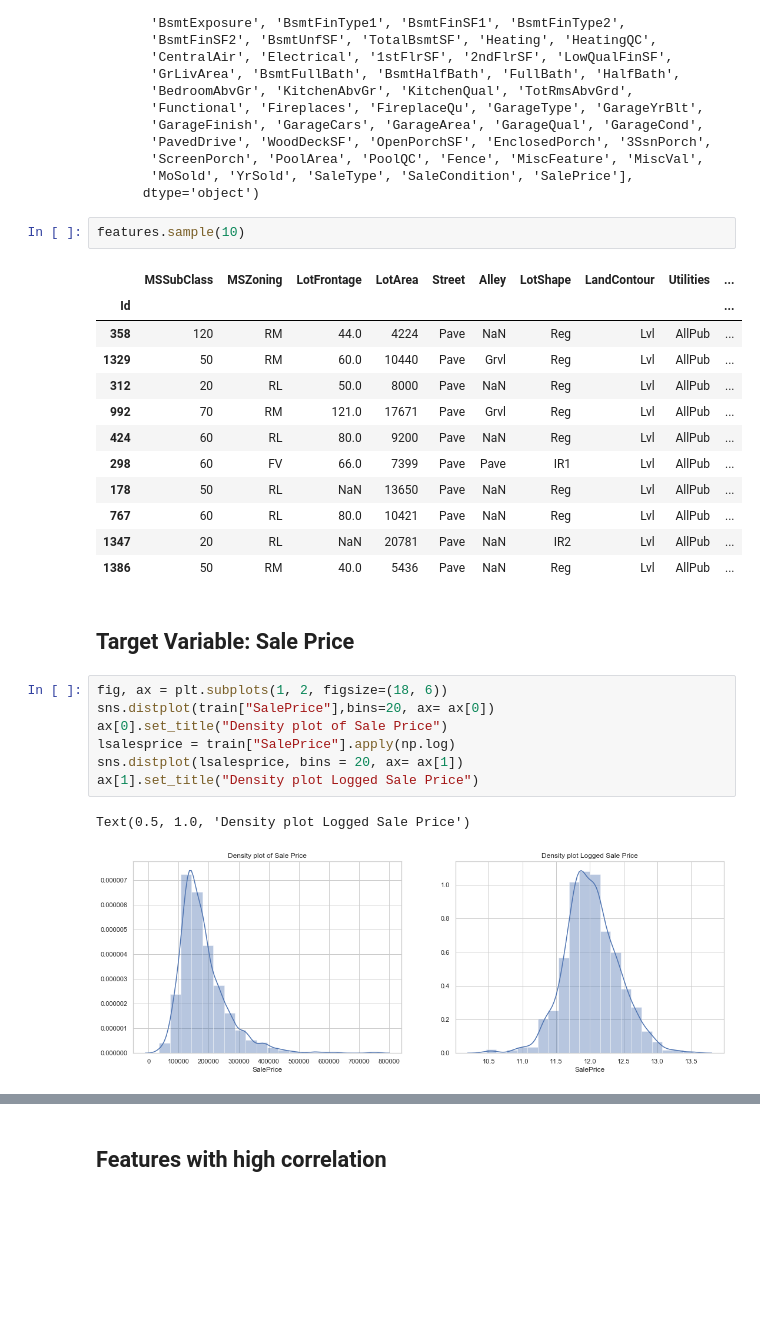
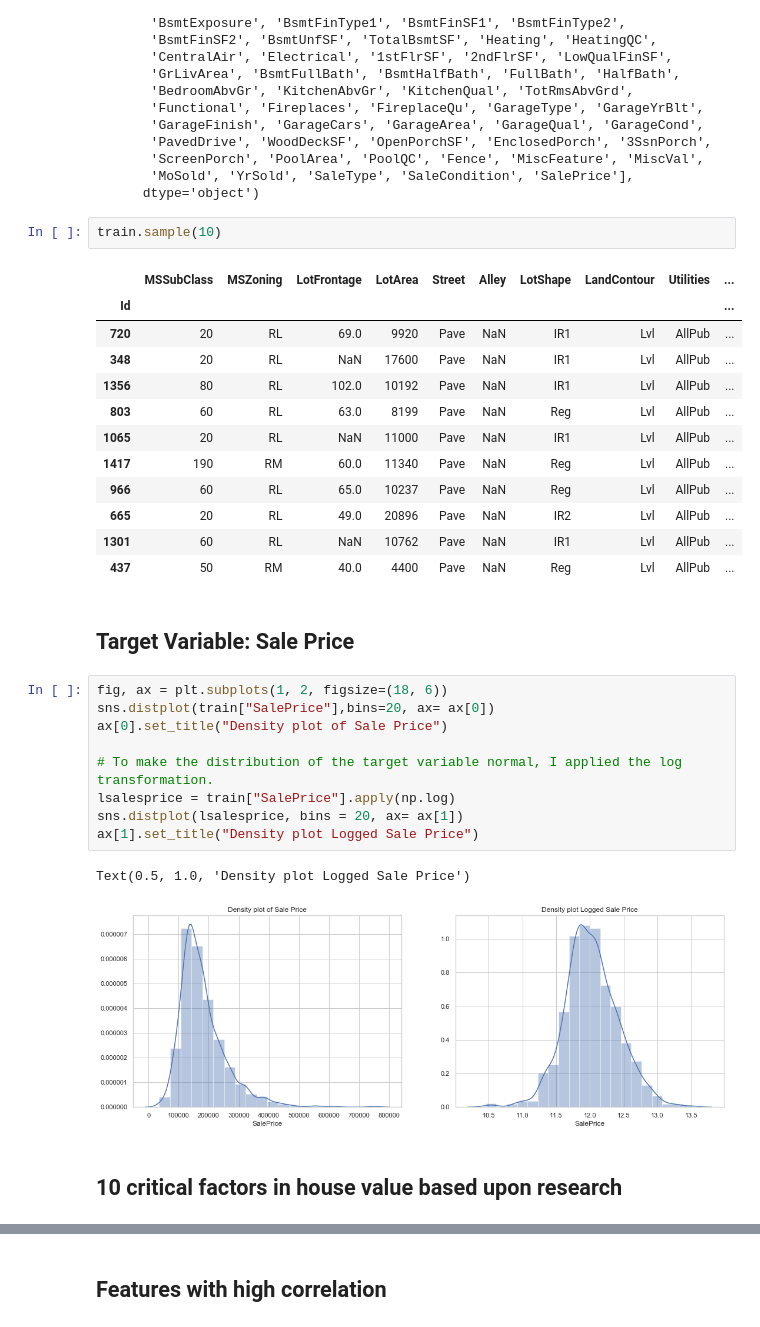
Before and after one commit to ryanhpark/HousingPricePrediction_ML, a Jupyter notebook: Ryan/EDA.ipynb, the cells around one changed output, grey strips where cells are left out. Cells and saved outputs as stored; diff of their text form; blank space fills up the shorter version.

Commit message:
selected 10 critical factors

```diff
--- a/Ryan/EDA.ipynb
+++ b/Ryan/EDA.ipynb
@@ -36,29 +36,33 @@ Index(['MSSubClass', 'MSZoning', 'LotFrontage', 'LotArea', 'Street', 'Alley',
        'MoSold', 'YrSold', 'SaleType', 'SaleCondition', 'SalePrice'],
       dtype='object')
 # %%
-features.sample(10)
+train.sample(10)
 # %% [output]
 |  | MSSubClass | MSZoning | LotFrontage | LotArea | Street | Alley | LotShape | LandContour | Utilities | ... |
 | Id |  |  |  |  |  |  |  |  |  | ... |
-| 358 | 120 | RM | 44.0 | 4224 | Pave | NaN | Reg | Lvl | AllPub | ... |
-| 1329 | 50 | RM | 60.0 | 10440 | Pave | Grvl | Reg | Lvl | AllPub | ... |
-| 312 | 20 | RL | 50.0 | 8000 | Pave | NaN | Reg | Lvl | AllPub | ... |
-| 992 | 70 | RM | 121.0 | 17671 | Pave | Grvl | Reg | Lvl | AllPub | ... |
-| 424 | 60 | RL | 80.0 | 9200 | Pave | NaN | Reg | Lvl | AllPub | ... |
-| 298 | 60 | FV | 66.0 | 7399 | Pave | Pave | IR1 | Lvl | AllPub | ... |
-| 178 | 50 | RL | NaN | 13650 | Pave | NaN | Reg | Lvl | AllPub | ... |
-| 767 | 60 | RL | 80.0 | 10421 | Pave | NaN | Reg | Lvl | AllPub | ... |
-| 1347 | 20 | RL | NaN | 20781 | Pave | NaN | IR2 | Lvl | AllPub | ... |
-| 1386 | 50 | RM | 40.0 | 5436 | Pave | NaN | Reg | Lvl | AllPub | ... |
+| 720 | 20 | RL | 69.0 | 9920 | Pave | NaN | IR1 | Lvl | AllPub | ... |
+| 348 | 20 | RL | NaN | 17600 | Pave | NaN | IR1 | Lvl | AllPub | ... |
+| 1356 | 80 | RL | 102.0 | 10192 | Pave | NaN | IR1 | Lvl | AllPub | ... |
+| 803 | 60 | RL | 63.0 | 8199 | Pave | NaN | Reg | Lvl | AllPub | ... |
+| 1065 | 20 | RL | NaN | 11000 | Pave | NaN | IR1 | Lvl | AllPub | ... |
+| 1417 | 190 | RM | 60.0 | 11340 | Pave | NaN | Reg | Lvl | AllPub | ... |
+| 966 | 60 | RL | 65.0 | 10237 | Pave | NaN | Reg | Lvl | AllPub | ... |
+| 665 | 20 | RL | 49.0 | 20896 | Pave | NaN | IR2 | Lvl | AllPub | ... |
+| 1301 | 60 | RL | NaN | 10762 | Pave | NaN | IR1 | Lvl | AllPub | ... |
+| 437 | 50 | RM | 40.0 | 4400 | Pave | NaN | Reg | Lvl | AllPub | ... |
 # %% [markdown]
 ## Target Variable: Sale Price
 # %%
 fig, ax = plt.subplots(1, 2, figsize=(18, 6))
 sns.distplot(train["SalePrice"],bins=20, ax= ax[0])
 ax[0].set_title("Density plot of Sale Price")
+
+# To make the distribution of the target variable normal, I applied the log transformation.
 lsalesprice = train["SalePrice"].apply(np.log)
 sns.distplot(lsalesprice, bins = 20, ax= ax[1])
 ax[1].set_title("Density plot Logged Sale Price")
 # %% [output]
 Text(0.5, 1.0, 'Density plot Logged Sale Price')
 [figure]
+# %% [markdown]
+## 10 critical factors in house value based upon research
```
Also changed, not shown: parts of 16 cells of this notebook.
